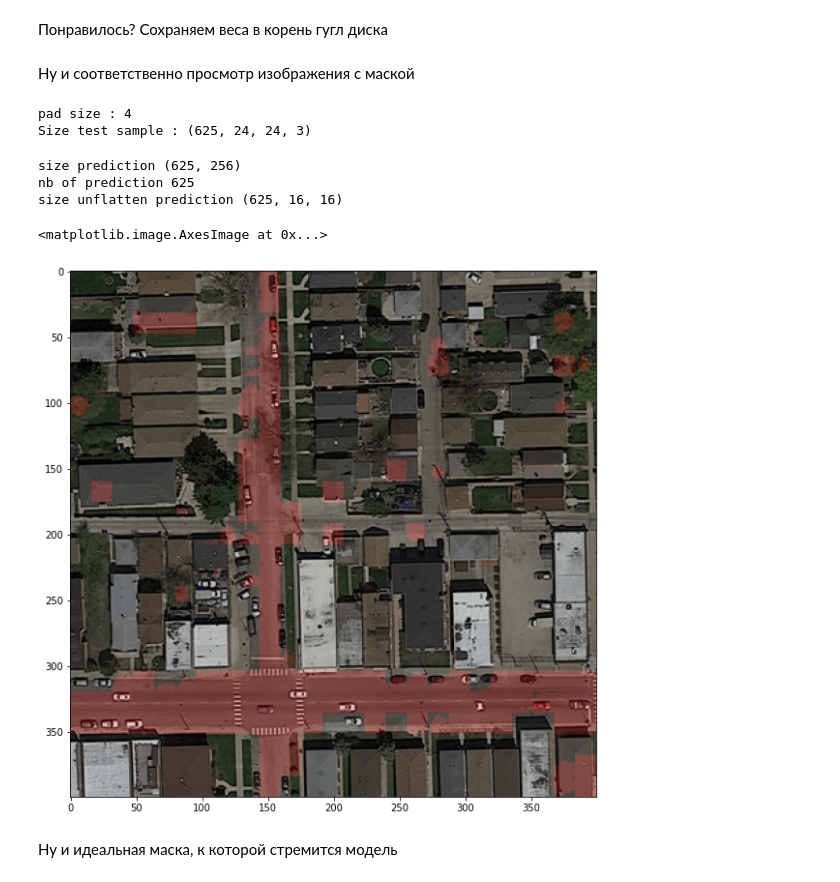
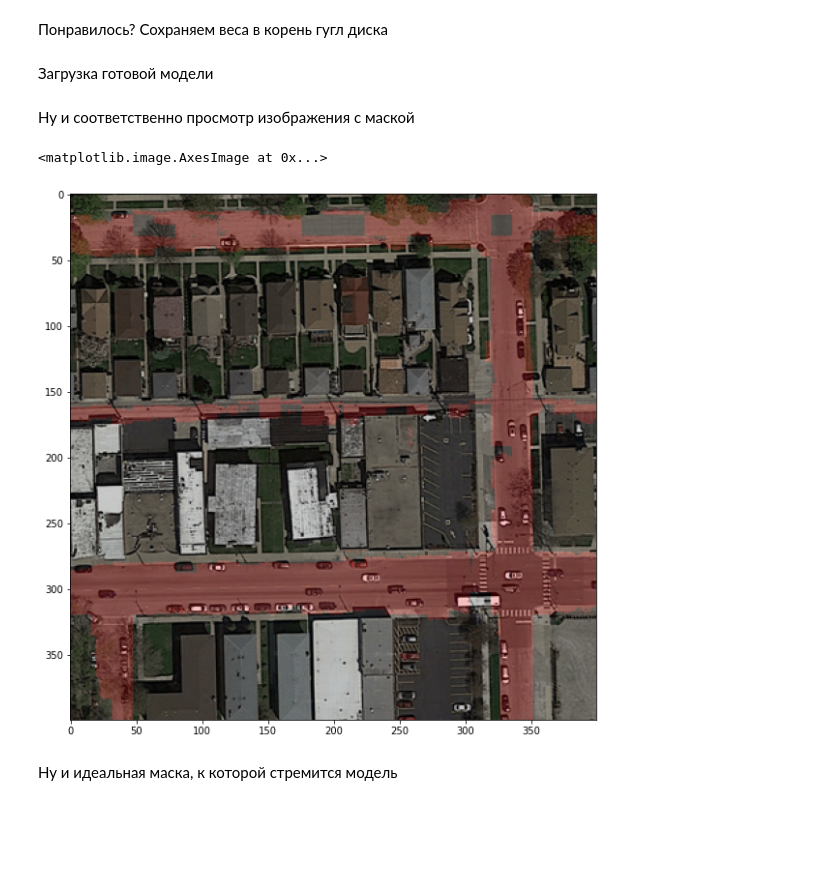
Before and after one commit to aloha4you/roads, a Jupyter notebook: road_train.ipynb, the cells around one changed output. Saved outputs shown, nothing was run; the diff lists cells and outputs as text; code cells hidden in the pictures; blank space fills up the shorter version.

```diff
--- a/road_train.ipynb
+++ b/road_train.ipynb
@@ -269,6 +269,7 @@ model_final.compile(loss='mean_squared_error', optimizer=sgd, metrics=['accuracy
 # %% [markdown]
 Запускаем тренировку на тренировчных данных
 # %%
+#@title Если не необходимо рассчитывать новую модель, не выполняйте этот код
 tf.config.experimental_run_functions_eagerly(True)
-model_final.fit([X_train,X_train], Y_train, batch_size=32, epochs = 150)
+model_final.fit([X_train,X_train], Y_train, batch_size=32, epochs = 34)
 # %% [output]
@@ -295,29 +301,26 @@ Epoch 19/150
+# %% [markdown]
+Загрузка готовой модели
 # %%
-model_final.save_weights("/content/MyDrive/MyDrive/weight.h5")
+model_final.load_weights("/content/MyDrive/MyDrive/weight.h5")
 # %% [markdown]
 Ну и соответственно просмотр изображения с маской
 # %%
-img_idx = 22 #Выберите число от 1 до 50, чтобы посмотреть предсказанные маски на других тестовых картинках
+img_idx = 50 #Выберите число от 1 до 50, чтобы посмотреть предсказанные маски на других тестовых картинках
 X_test = np.asarray(img_crop_padded(imgs_padded[img_idx], patch_size, patch_size, pad))
 prediction = model_final.predict([X_test,X_test], batch_size=32)
 pred = np.array(prediction)
 predict_binary = np.where(prediction > 0.5, 1, 0)
 im_test = deflatten(predict_binary, patch_size)
 im_non_flat = np.asarray(im_test)
 w = imgs[img_idx].shape[0]
 h = imgs[img_idx].shape[1]
 predicted_im = label_to_img(w, h, patch_size, patch_size, im_non_flat)
 new_img = make_img_overlay(imgs[img_idx], predicted_im)
 fig1 = plt.figure(figsize=(10, 10))
 plt.imshow(new_img)
 # %% [output]
-pad size : 4
-Size test sample : (625, 24, 24, 3)
+<matplotlib.image.AxesImage at 0x...>
-size prediction (625, 256)
-nb of prediction 625
-size unflatten prediction (625, 16, 16)
-<matplotlib.image.AxesImage at 0x...>
-[figure, old version]
+[figure, new version]
 # %% [markdown]
 Ну и идеальная маска, к которой стремится модель
 # %%
```
Also changed, not shown: parts of 7 cells of this notebook.
